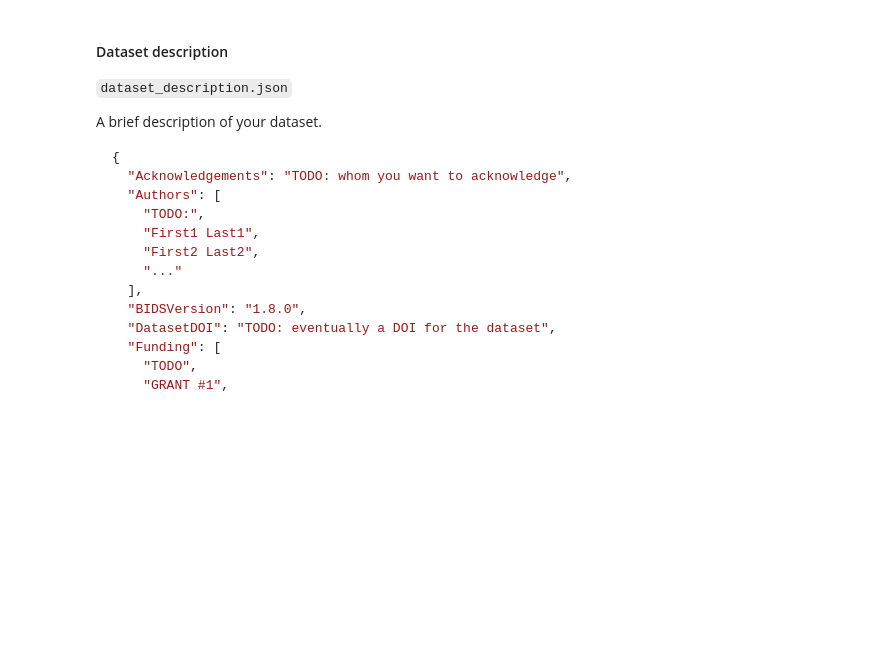
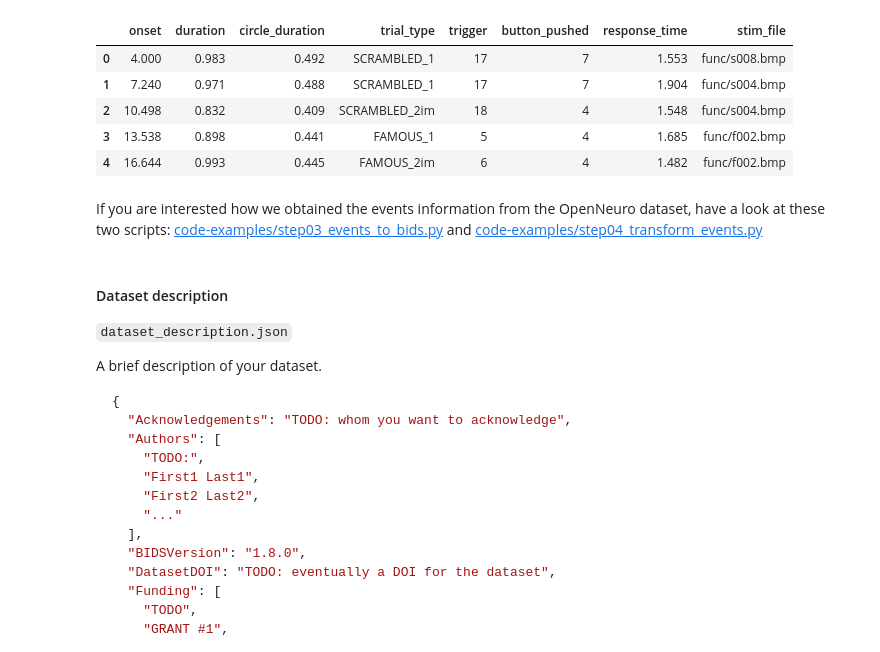
Before and after one commit to MRC-CBU/COGNESTIC, a Jupyter notebook: 05_fMRI/nb01_Data-Management.ipynb, the cells around one changed output. Cells and saved outputs as stored; diff of their text form; code cells hidden in the pictures; blank space fills up the shorter version.

```diff
--- a/05_fMRI/nb01_Data-Management.ipynb
+++ b/05_fMRI/nb01_Data-Management.ipynb
@@ -365,3 +408,16 @@ Once you have converted the DICOMs to BIDS, there are some things that you need
+# %%
+events_file_filled = pd.read_csv('FaceProcessing/data/sub-04/func/sub-04_task-faceprocessing_run-01_events.tsv', sep='\t')
+
+events_file_filled.head()
+# %% [output]
+|  | onset | duration | circle_duration | trial_type | trigger | button_pushed | response_time | stim_file |
+| 0 | 4.000 | 0.983 | 0.492 | SCRAMBLED_1 | 17 | 7 | 1.553 | func/s008.bmp |
+| 1 | 7.240 | 0.971 | 0.488 | SCRAMBLED_1 | 17 | 7 | 1.904 | func/s004.bmp |
+| 2 | 10.498 | 0.832 | 0.409 | SCRAMBLED_2im | 18 | 4 | 1.548 | func/s004.bmp |
+| 3 | 13.538 | 0.898 | 0.441 | FAMOUS_1 | 5 | 4 | 1.685 | func/f002.bmp |
+| 4 | 16.644 | 0.993 | 0.445 | FAMOUS_2im | 6 | 4 | 1.482 | func/f002.bmp |
+# %% [markdown]
+If you are interested how we obtained the events information from the OpenNeuro dataset, have a look at these two scripts: [code-examples/step03_events_to_bids.py](code-examples/step03_events_to_bids.py) and [code-examples/step04_transform_events.py](code-examples/step04_transform_events.py)
 # %% [markdown]
 #### Dataset description
 
```
Also changed, not shown: parts of 83 cells of this notebook, 5 other files.
